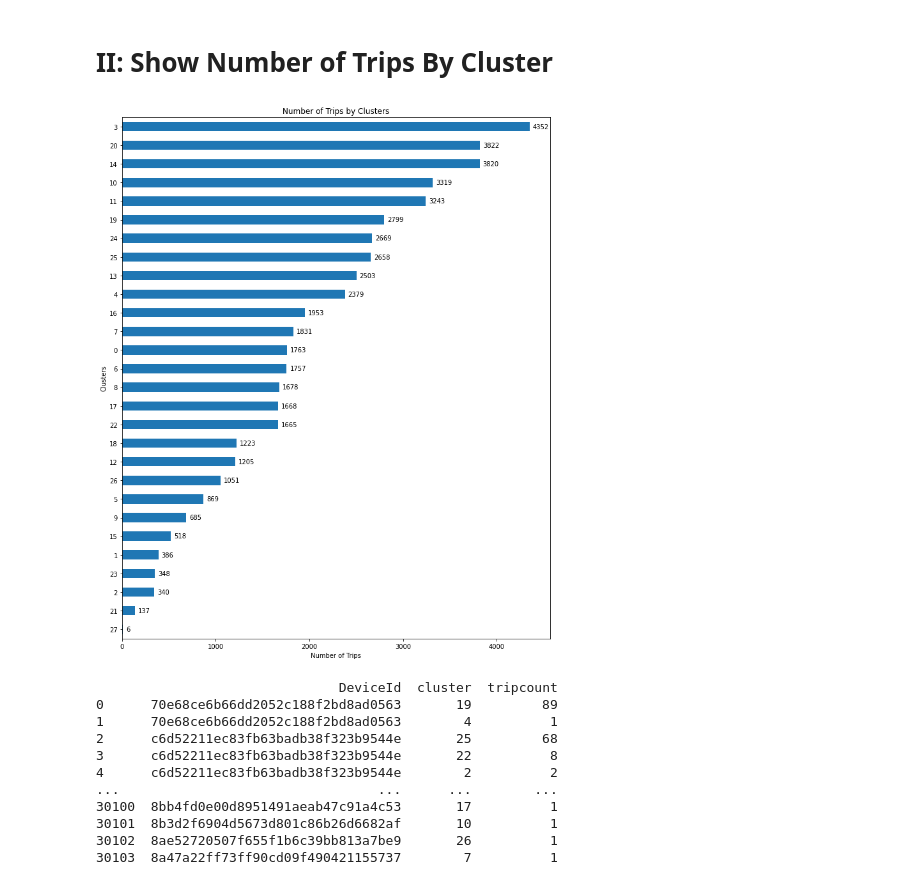
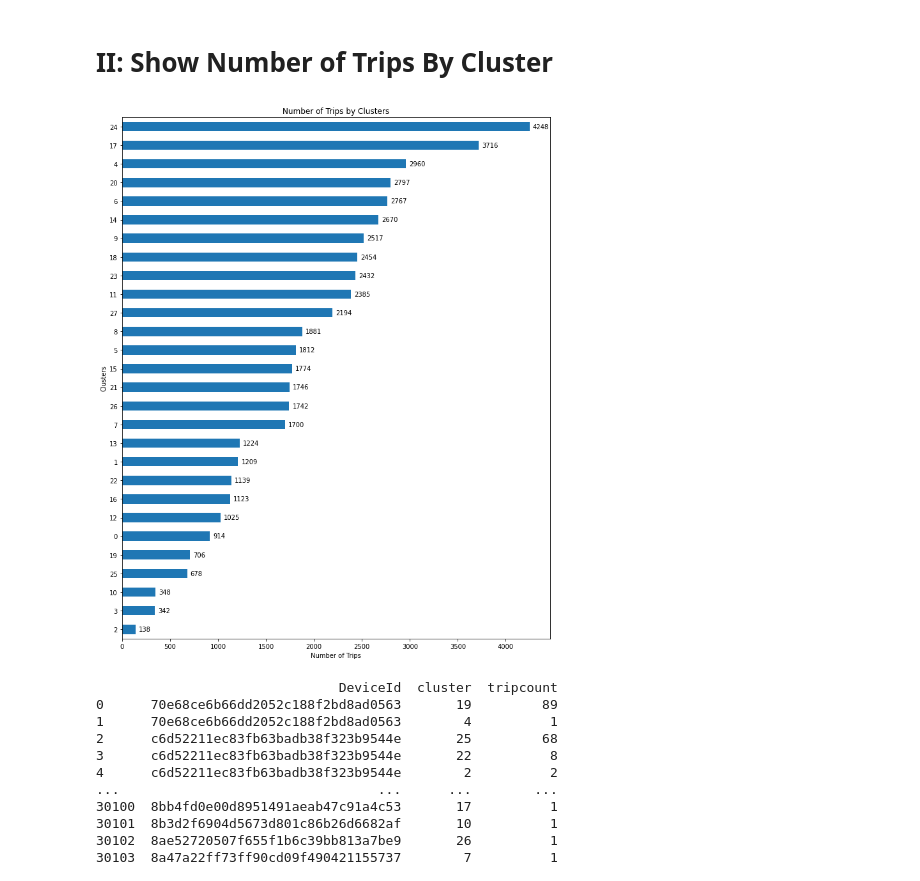
Before and after one commit to us-ignite/GT_MasterPlanning, a Jupyter notebook: Xin.ipynb, the cells around one changed output. Cells and saved outputs as stored; diff of their text form; code cells hidden in the pictures.

```diff
--- a/Xin.ipynb
+++ b/Xin.ipynb
@@ -280,17 +294,17 @@ gdf_ii.to_csv("trips_ii.csv")
 # %% [markdown]
 # II: Show Number of Trips By Cluster
 # %%
-gdf_ii =  pd.read_csv('trips_ii.csv', index_col = 0)
+gdf_ii_start =  pd.read_csv('/ii_start.csv', index_col = 0)
 # %%
 # display the number of mamber each clustering
-_clusters = gdf_ii.groupby('cluster',as_index=False).agg(tripcount = ('TripId','count'))
-sorted_clusters = _clusters.sort_values(by ='tripcount')
+_clusters = gdf_ii_start.groupby('cluster',as_index=False).agg(tripcount = ('TripId','count'))
+ii_start_sorted_clusters = _clusters.sort_values(by ='tripcount')
 # %%
 #plt.rcParams['figure.figsize'] = [12, 15]
 plt.figure(figsize=(12,15))
 # Plot the figure.
-cluster = list(sorted_clusters.index)
-tripcount = sorted_clusters['tripcount']
+cluster = list(ii_start_sorted_clusters.index)
+tripcount = ii_start_sorted_clusters['tripcount']
 # Plot the figure.
 ax = tripcount.plot(kind='barh')
 ax.set_title('Number of Trips by Clusters')
@@ -306,32 +320,32 @@ for rect in rects:
     x_value = rect.get_width()
     y_value = rect.get_y() + rect.get_height() / 2
 
     # Number of points between bar and label. Change to your liking.
     space = 5
     # Vertical alignment for positive values
     ha = 'left'
 
     # If value of bar is negative: Place label left of bar
     if x_value < 0:
         # Invert space to place label to the left
         space *= -1
         # Horizontally align label at right
         ha = 'right'
 
     # Use X value as label and format number with one decimal place
     label = "{:d}".format(x_value)
 
     # Create annotation
     plt.annotate(
         label,                      # Use `label` as label
         (x_value, y_value),         # Place label at end of the bar
         xytext=(space, 0),          # Horizontally shift label by `space`
         textcoords="offset points", # Interpret `xytext` as offset in points
         va='center',                # Vertically center label
         ha=ha)                      # Horizontally align label differently for
                                     # positive and negative values.
 
 #plt.savefig("image.png")
 # %% [output]
-[figure, old version]
+[figure, new version]
 # %%
```
Also changed, not shown: parts of 52 cells of this notebook, 4 other files.
